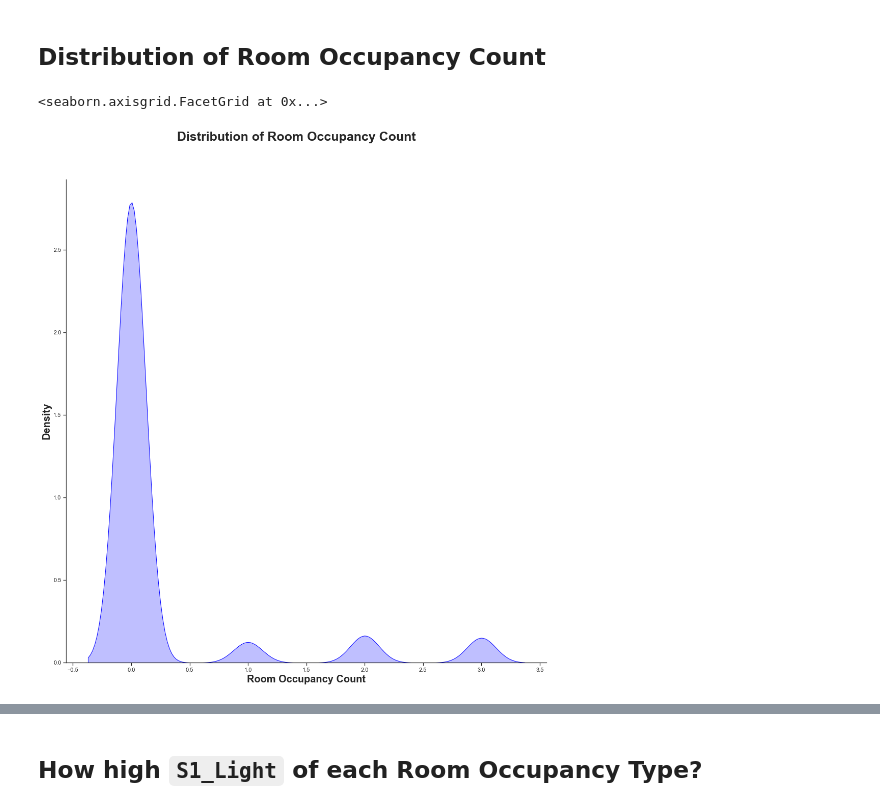
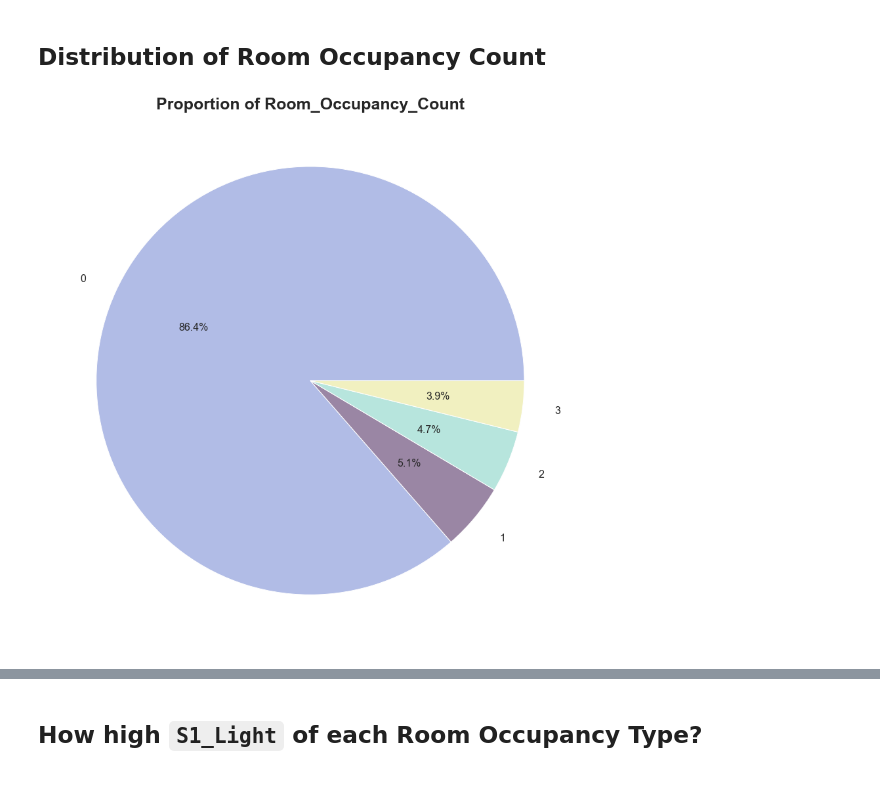
Before and after one commit to ChauHuynh1/Room-Occupancy-Estimation, a Jupyter notebook: EEET2485_GroupProject.ipynb, the cells around one changed output, grey strips where cells are left out. Saved outputs shown, nothing was run; the diff lists cells and outputs as text; code cells hidden in the pictures.

```diff
--- a/EEET2485_GroupProject.ipynb
+++ b/EEET2485_GroupProject.ipynb
@@ -1628,16 +1633,17 @@ Our hypothesis:
 *****
 # %% [markdown]
 ## Distribution of Room Occupancy Count
-# %%
-# sns.displot(train, x="Survived", hue="Pclass", kind="kde", fill=True)
-plot = sns.displot(df, x="Room_Occupancy_Count", kind="kde", fill=True, color='blue', height= 14)
-
-plot.fig.suptitle("Distribution of Room Occupancy Count", fontsize=25, y=1.08, fontweight = 'bold')
-plot.set_xlabels("Room Occupancy Count", fontsize = 20, fontweight = 'bold' )
-plot.set_ylabels("Density", fontsize = 20, fontweight = 'bold')
-# %% [output]
-<seaborn.axisgrid.FacetGrid at 0x...>
-[figure, removed]
+# %%
+# Pie chart
+labels = ['0', '1', '2', '3']
+#colors
+colors = ['#B1BCE6', '#9A86A4', '#B7E5DD', '#F1F0C0']
+ax = plt.pie(df['Room_Occupancy_Count'].value_counts(), labeldistance=1.15, labels=labels, colors=colors, autopct='%1.1f%%', textprops={'fontsize': 16});
+plt.title('Proportion of Room_Occupancy_Count', fontsize=25, fontweight = 'bold')
+plt.rcParams['figure.figsize'] = [20, 15]
+plt.show()
+# %% [output]
+[figure, added]
 # %% [markdown]
 <p><img alt="Insight logo" src="https://drive.google.com/uc?export=view&id=15uX4fnuDMuki2xAnjK8wv-ifJhAkBtJ2" align="left" hspace="10px" vspace="0px"></p>
 
```
Also changed, not shown: parts of 25 cells of this notebook.
